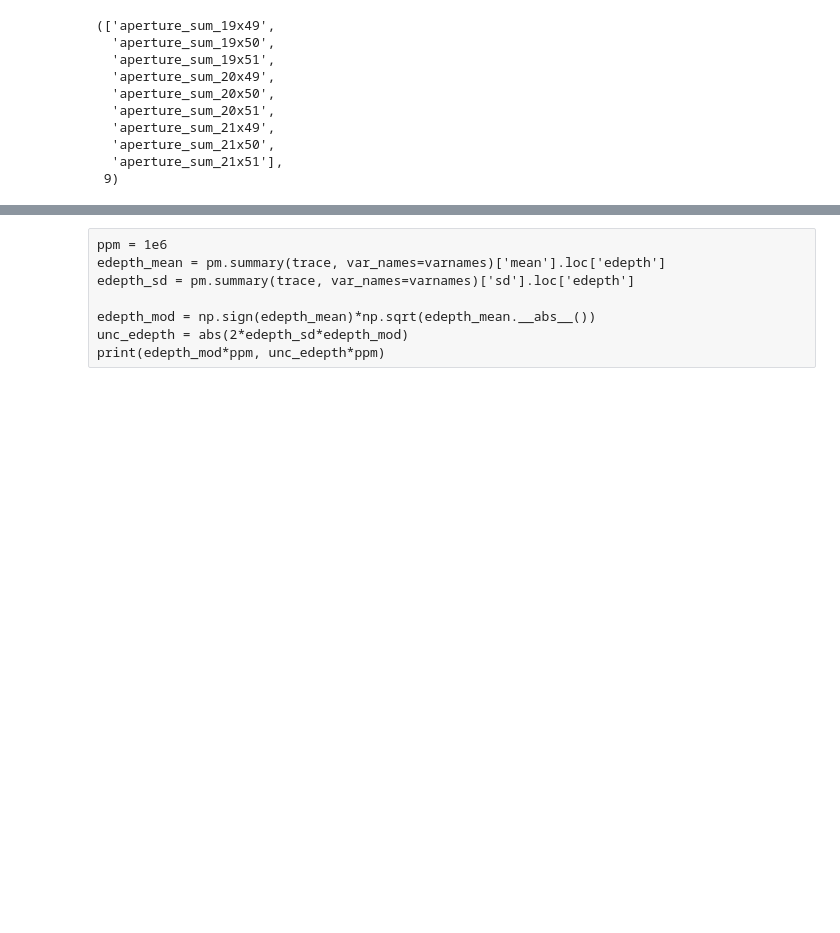
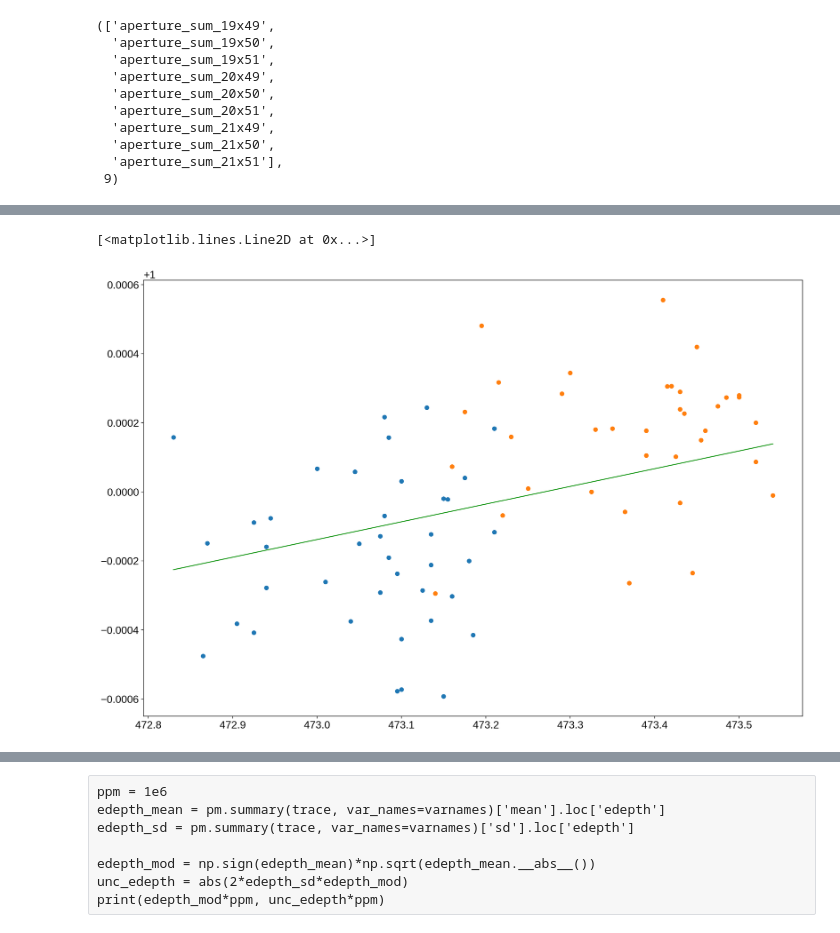
Before and after one commit to exowanderer/arctor, a Jupyter notebook: notebooks/example_exoplanet_transit_mcmc_fitting_tutorial_multi-mcmc_xcenter.ipynb, the cells around one changed output, grey strips where cells are left out. Saved outputs shown, nothing was run; the diff lists cells and outputs as text; code cells hidden in the pictures; blank space fills up the shorter version.

```diff
--- a/notebooks/example_exoplanet_transit_mcmc_fitting_tutorial_multi-mcmc_xcenter.ipynb
+++ b/notebooks/example_exoplanet_transit_mcmc_fitting_tutorial_multi-mcmc_xcenter.ipynb
@@ -398,0 +601,16 @@ def setup_and_plot_GTC(mcmc_fit):
+# %%
+from astropy.modeling.models import Planar2D, Linear1D
+from astropy.modeling.fitting import LinearLSQFitter
+
+fitter_xc = LinearLSQFitter()
+fitter_t = LinearLSQFitter()
+
+model_xc =  Linear1D(slope=1e-3, intercept=np.median(planet.normed_photometry_df[fine_min_snr_colname]))
+model_t =  Linear1D(slope=-1e-3, intercept=0)
+
+fit_t = fitter_t(model_t, times - np.median(times), planet.normed_photometry_df[fine_min_snr_colname])
+fit_xc = fitter_xc(model_xc, xcenters - np.median(xcenters), planet.normed_photometry_df[fine_min_snr_colname] - fit_t(times - np.median(times)))
+
+model_comb = Planar2D(slope_x=fit_xc.slope, slope_y=fit_t.slope, intercept=fit_t.intercept)
+fit_comb = fitter_t(model_comb, xcenters - np.median(xcenters), times - np.median(times), planet.normed_photometry_df[fine_min_snr_colname])
+fit_xc.slope, fit_t.slope, fit_comb.slope_x, fit_comb.slope_y, fit_xc.intercept, fit_t.intercept, fit_comb.intercept
@@ -399,3 +625,18 @@ def setup_and_plot_GTC(mcmc_fit):
+# %%
+plt.rcParams['figure.figsize'] = (18,12)
+min_x = xcenters.min()
+max_x = xcenters.max()
+min_t = times.min() - np.median(times)
+max_t = times.max() - np.median(times)
+plt.plot(xcenters[idx_fwd], planet.normed_photometry_df[fine_min_snr_colname][idx_fwd], 'o')
+plt.plot(xcenters[idx_rev], planet.normed_photometry_df[fine_min_snr_colname][idx_rev], 'o')
+
+xcenters_th = np.linspace(min_x, max_x, 100)
+times_th = np.linspace(min_t, max_t, 100)
+plt.plot(xcenters_th, fit_comb(xcenters_th - np.median(xcenters), times_th))
+# %% [output]
+[<matplotlib.lines.Line2D at 0x...>]
+[figure, added]
 # %%
 import pygtc
 plt.rcParams['figure.figsize'] = 20,20
```
Also changed, not shown: parts of 13 cells of this notebook, 1 other file.
